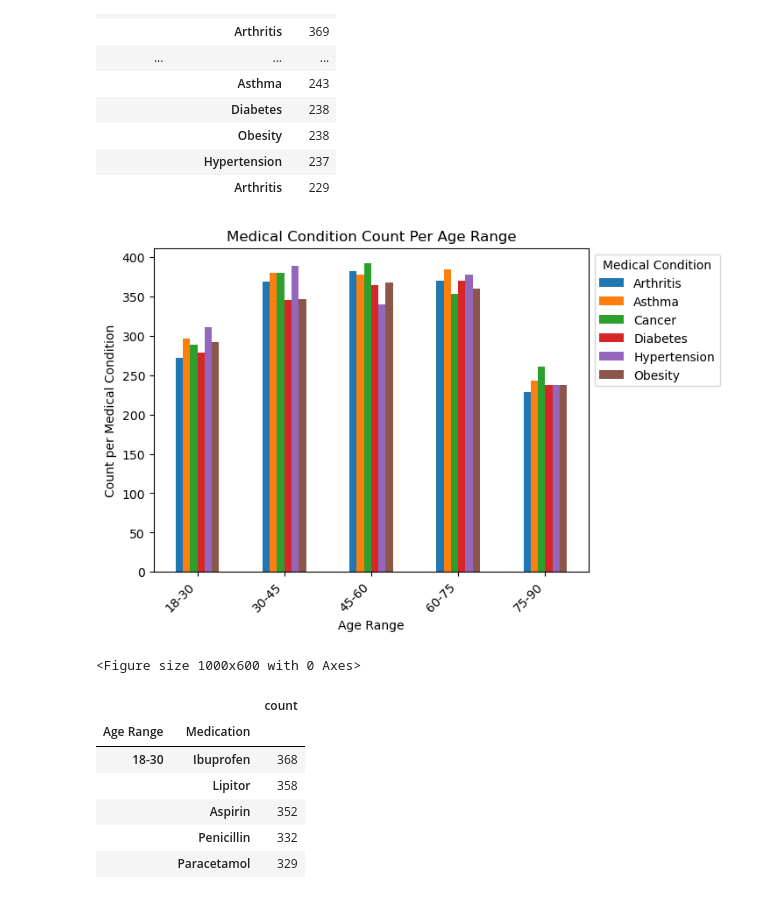
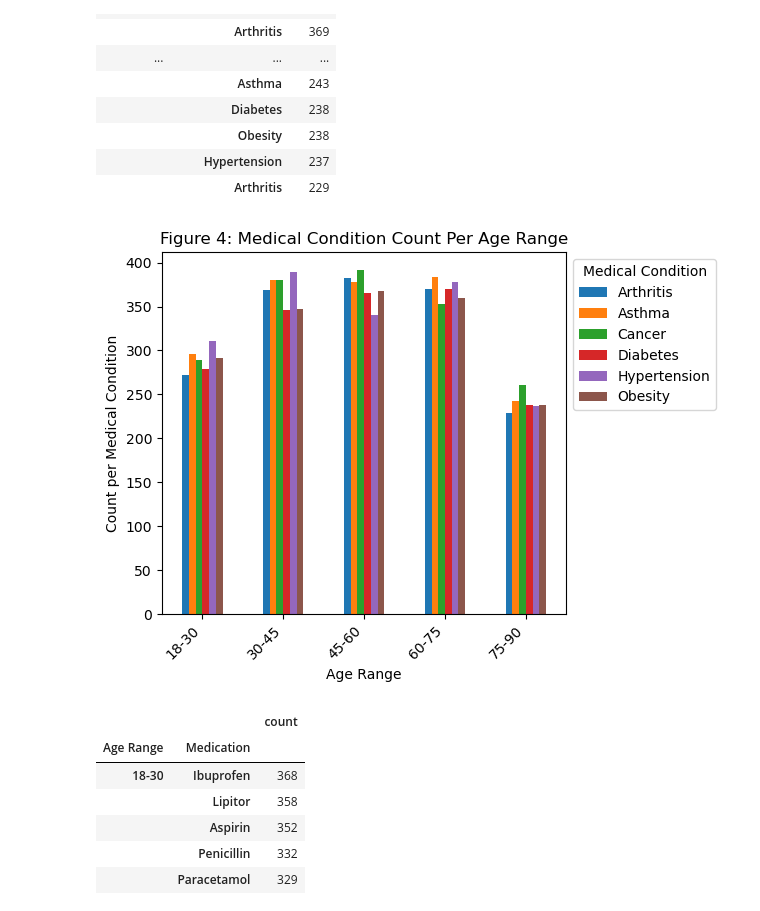
Before and after one commit to Handro4/Bootcamp-Project1, a Jupyter notebook: main.py/Healthcare.ipynb, the cells around one changed output. Saved outputs shown, nothing was run; the diff lists cells and outputs as text; code cells hidden in the pictures.

```diff
--- a/main.py/Healthcare.ipynb
+++ b/main.py/Healthcare.ipynb
@@ -308,18 +307,17 @@ age_condition
 # %%
 #Create barchart to compare the total of each medical condition per age group
 age_condition['count'].unstack().plot(kind='bar')
 
 # Add labels and title
 plt.xlabel('Age Range')
 plt.xticks(rotation=45, ha='right')
 plt.ylabel('Count per Medical Condition')
-plt.title('Medical Condition Count Per Age Range')
+plt.title('Figure 4: Medical Condition Count Per Age Range')
 plt.legend(title='Medical Condition', bbox_to_anchor=(1, 1), loc='best')
-plt.figure(figsize=(10, 6))
+#plt.figure(figsize=(10, 6))
 plt.tight_layout()
 #Save image as PNG
 plt.savefig(os.path.join(out_path, "Medical_Condition_Per_Age_Range.png"))
 # %% [output]
-[figure, old version]
+[figure, new version]
-<Figure size 1000x600 with 0 Axes>
 # %%
```
Also changed, not shown: parts of 23 cells of this notebook, 15 other files.
